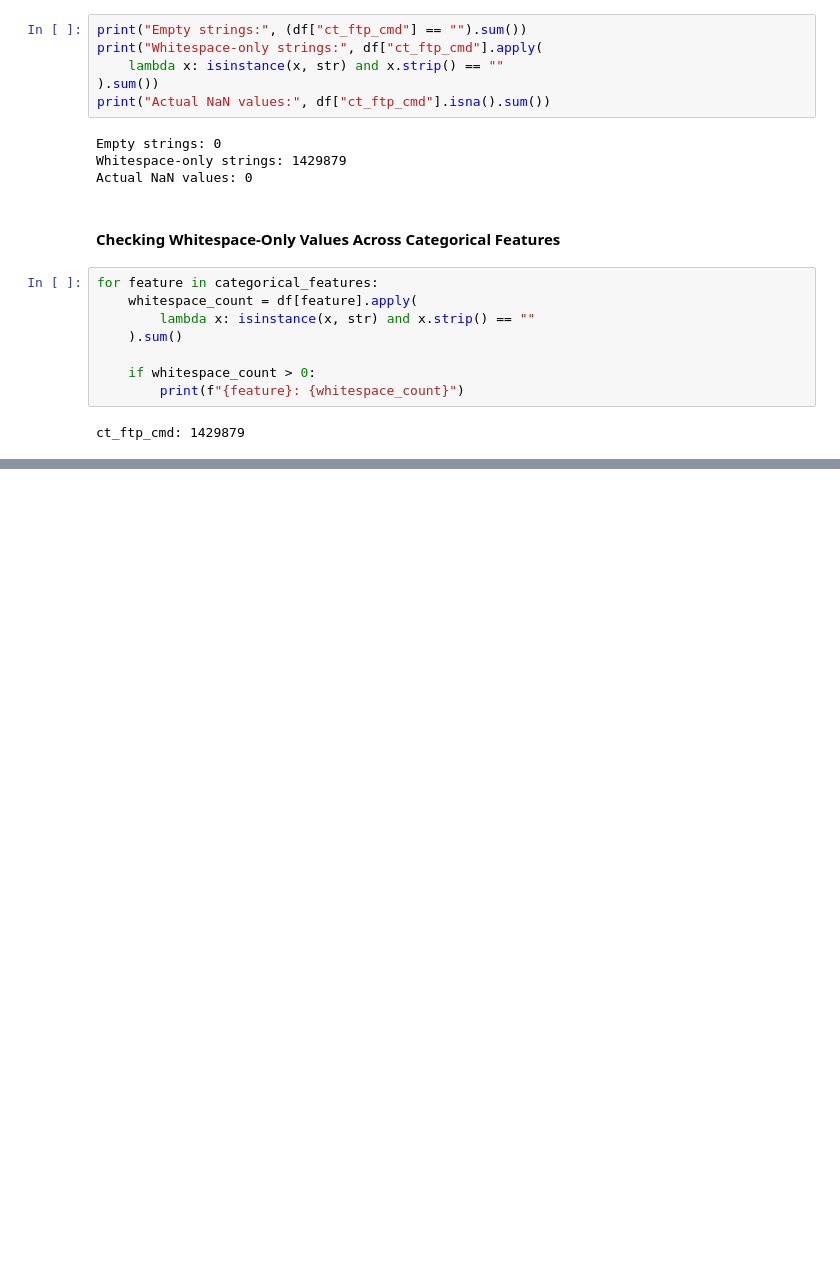
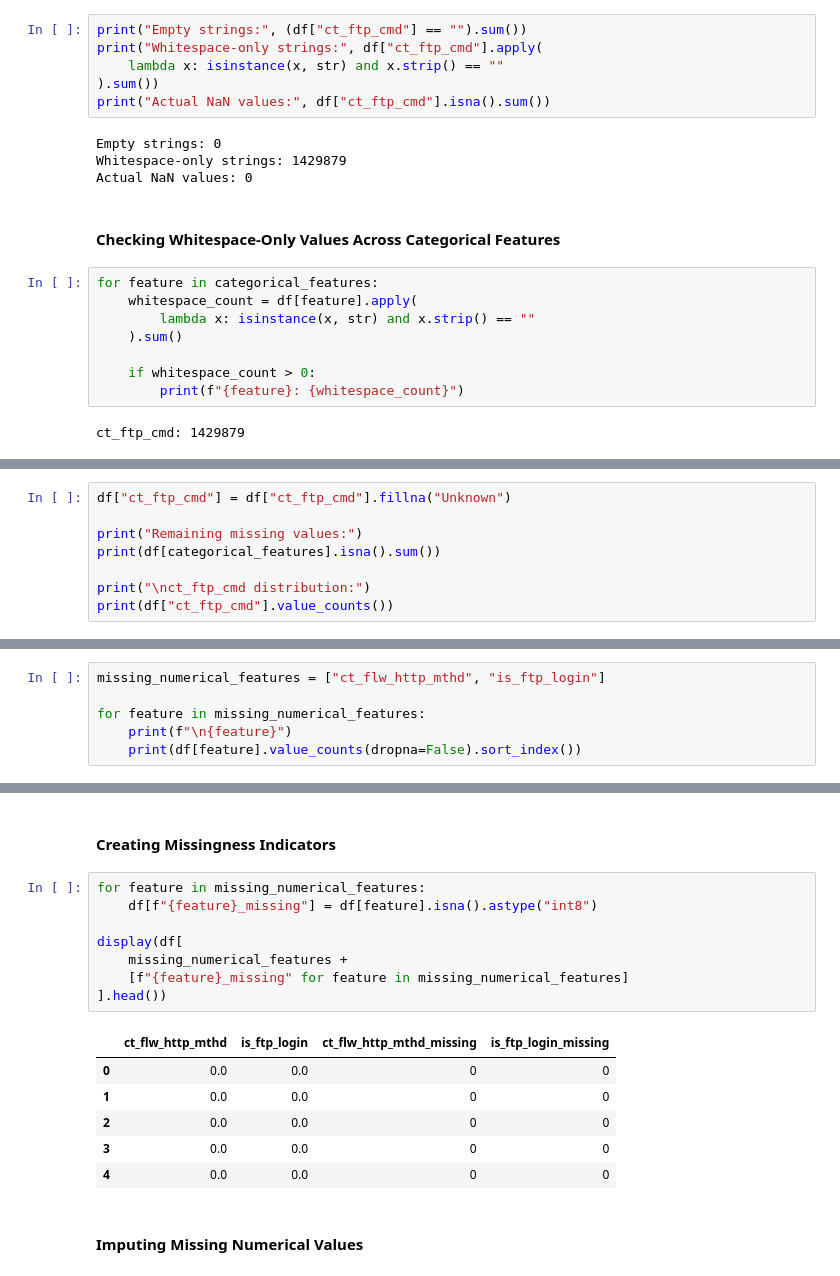
Before and after one commit to nikhilvirdi/NID-ML-UNSW-NB15, a Jupyter notebook: notebooks/network_intrusion_detection.ipynb, the cells around one changed output, grey strips where cells are left out. Drawn from its saved outputs; the diff is of its cells as text; blank space fills up the shorter version.

```diff
--- a/notebooks/network_intrusion_detection.ipynb
+++ b/notebooks/network_intrusion_detection.ipynb
@@ -979,0 +1053,8 @@ ct_ftp_cmd: 1429879
+# %%
+df["ct_ftp_cmd"] = df["ct_ftp_cmd"].fillna("Unknown")
+
+print("Remaining missing values:")
+print(df[categorical_features].isna().sum())
+
+print("\nct_ftp_cmd distribution:")
+print(df["ct_ftp_cmd"].value_counts())
@@ -979,0 +1081,6 @@ ct_ftp_cmd: 1429879
+# %%
+missing_numerical_features = ["ct_flw_http_mthd", "is_ftp_login"]
+
+for feature in missing_numerical_features:
+    print(f"\n{feature}")
+    print(df[feature].value_counts(dropna=False).sort_index())
@@ -979,0 +1129,19 @@ ct_ftp_cmd: 1429879
+# %% [markdown]
+#### Creating Missingness Indicators
+# %%
+for feature in missing_numerical_features:
+    df[f"{feature}_missing"] = df[feature].isna().astype("int8")
+
+display(df[
+    missing_numerical_features +
+    [f"{feature}_missing" for feature in missing_numerical_features]
+].head())
+# %% [output]
+|  | ct_flw_http_mthd | is_ftp_login | ct_flw_http_mthd_missing | is_ftp_login_missing |
+| 0 | 0.0 | 0.0 | 0 | 0 |
+| 1 | 0.0 | 0.0 | 0 | 0 |
+| 2 | 0.0 | 0.0 | 0 | 0 |
+| 3 | 0.0 | 0.0 | 0 | 0 |
+| 4 | 0.0 | 0.0 | 0 | 0 |
+# %% [markdown]
+#### Imputing Missing Numerical Values
```
Also changed, not shown: parts of 75 cells of this notebook, 1 other file.
